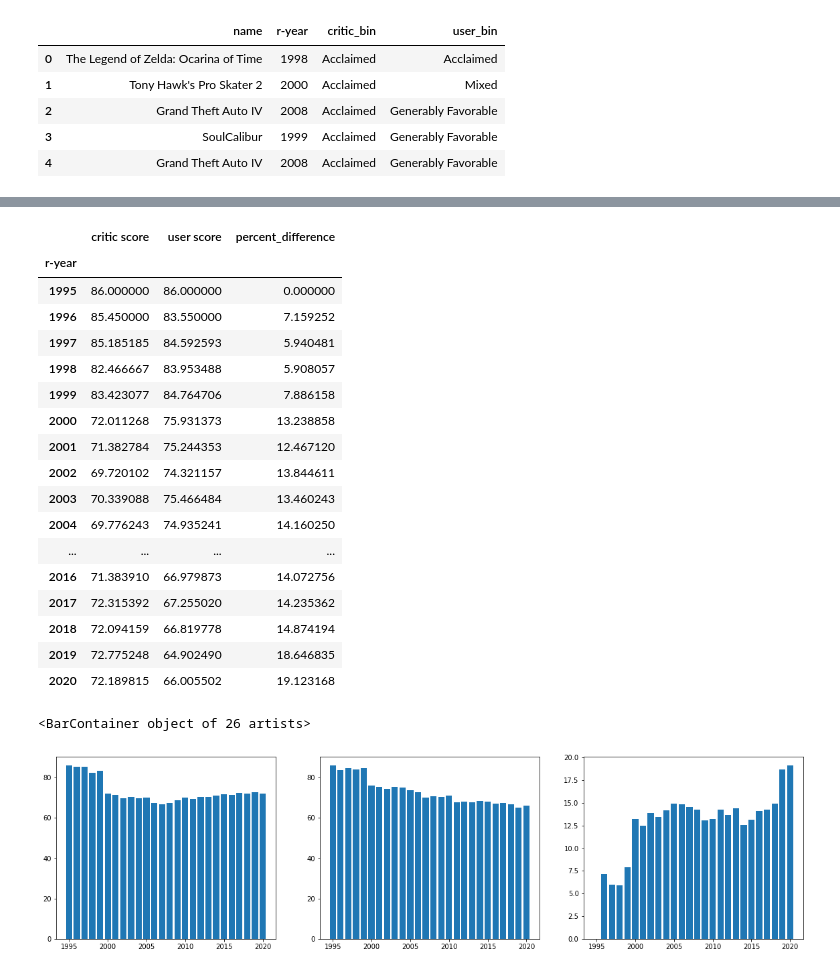
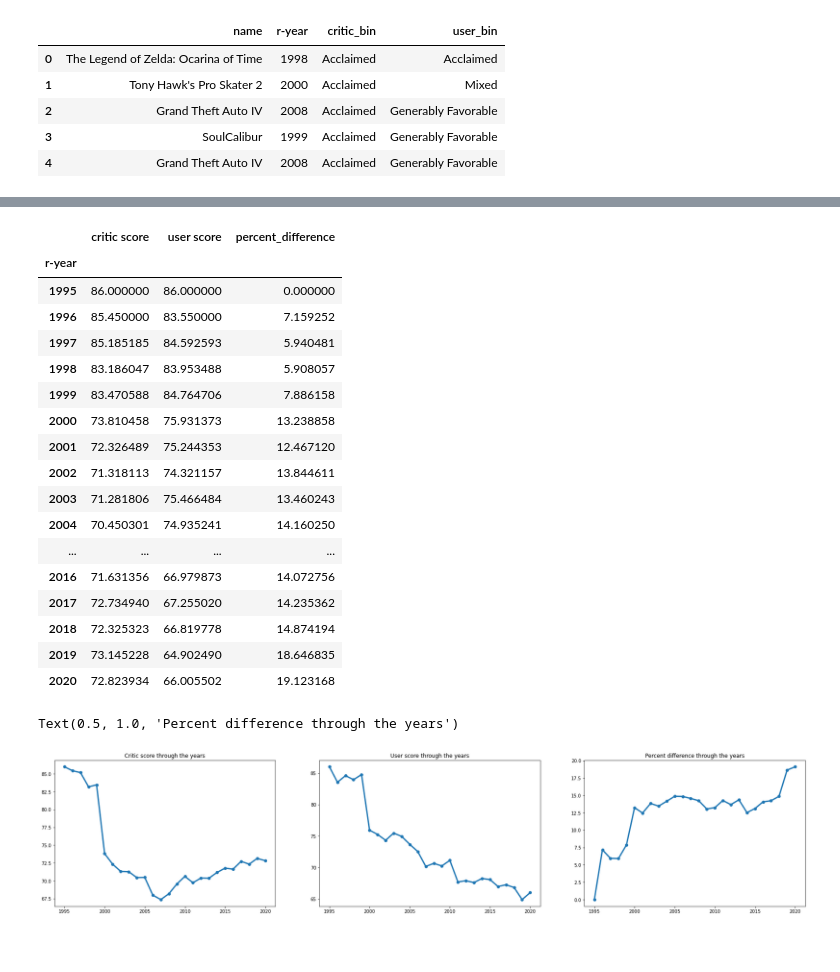
Before and after one commit to BlexxeCode/DataProjects, a Jupyter notebook: difference-between-critics-and-user-game-scores.ipynb, the cells around one changed output, grey strips where cells are left out. Drawn from its saved outputs; the diff is of its cells as text; code cells hidden in the pictures; blank space fills up the shorter version.

```diff
--- a/difference-between-critics-and-user-game-scores.ipynb
+++ b/difference-between-critics-and-user-game-scores.ipynb
@@ -81,0 +113,2 @@ game_scores['user score'].isnull().sum()
+# %%
+game_scores.dropna(subset=['user score'], axis=0, inplace=True)
@@ -82,6 +117,7 @@ game_scores['user score'].isnull().sum()
 # %%
 #changing score from object to float, them multiplying by 10 to match the meta score
 game_scores['user score'] = game_scores['user score'].astype('float') * 10
+game_scores['user score'] = game_scores['user score'].astype('int')
 # %%
 game_scores.head()
 # %% [output]
@@ -453,28 +664,31 @@ years_avg
 | 1995 | 86.000000 | 86.000000 | 0.000000 |
 | 1996 | 85.450000 | 83.550000 | 7.159252 |
 | 1997 | 85.185185 | 84.592593 | 5.940481 |
-| 1998 | 82.466667 | 83.953488 | 5.908057 |
-| 1999 | 83.423077 | 84.764706 | 7.886158 |
-| 2000 | 72.011268 | 75.931373 | 13.238858 |
-| 2001 | 71.382784 | 75.244353 | 12.467120 |
-| 2002 | 69.720102 | 74.321157 | 13.844611 |
-| 2003 | 70.339088 | 75.466484 | 13.460243 |
-| 2004 | 69.776243 | 74.935241 | 14.160250 |
+| 1998 | 83.186047 | 83.953488 | 5.908057 |
+| 1999 | 83.470588 | 84.764706 | 7.886158 |
+| 2000 | 73.810458 | 75.931373 | 13.238858 |
+| 2001 | 72.326489 | 75.244353 | 12.467120 |
+| 2002 | 71.318113 | 74.321157 | 13.844611 |
+| 2003 | 71.281806 | 75.466484 | 13.460243 |
+| 2004 | 70.450301 | 74.935241 | 14.160250 |
 | ... | ... | ... | ... |
-| 2016 | 71.383910 | 66.979873 | 14.072756 |
-| 2017 | 72.315392 | 67.255020 | 14.235362 |
-| 2018 | 72.094159 | 66.819778 | 14.874194 |
-| 2019 | 72.775248 | 64.902490 | 18.646835 |
-| 2020 | 72.189815 | 66.005502 | 19.123168 |
+| 2016 | 71.631356 | 66.979873 | 14.072756 |
+| 2017 | 72.734940 | 67.255020 | 14.235362 |
+| 2018 | 72.325323 | 66.819778 | 14.874194 |
+| 2019 | 73.145228 | 64.902490 | 18.646835 |
+| 2020 | 72.823934 | 66.005502 | 19.123168 |
 # %%
 #critic and user score and percent difference average throughout the years
-fig, axes = plt.subplots(1,3, sharex=True, figsize=(20,5))
-axes[0].bar(x=years_avg.index, height=years_avg['critic score'])
-axes[1].bar(x=years_avg.index, height=years_avg['user score'])
-axes[2].bar(x=years_avg.index, height=years_avg['percent_difference'])
+fig, axes = plt.subplots(1,3, sharex=True, figsize=(30,6))
+axes[0].plot(years_avg['critic score'], linewidth = 3, marker='o')
+axes[0].set_title('Critic score through the years')
+axes[1].plot(years_avg['user score'], linewidth = 3, marker='o')
+axes[1].set_title('User score through the years')
+axes[2].plot(years_avg['percent_difference'], linewidth = 3, marker='o')
+axes[2].set_title('Percent difference through the years')
 # %% [output]
-<BarContainer object of 26 artists>
+Text(0.5, 1.0, 'Percent difference through the years')
-[figure, old version]
+[figure, new version]
 # %%
 # critic, user and game count throughtout the years
 years_count = game_scores.groupby('r-year')['critics amount','users amount'].sum()
```
Also changed, not shown: parts of 82 cells of this notebook.
